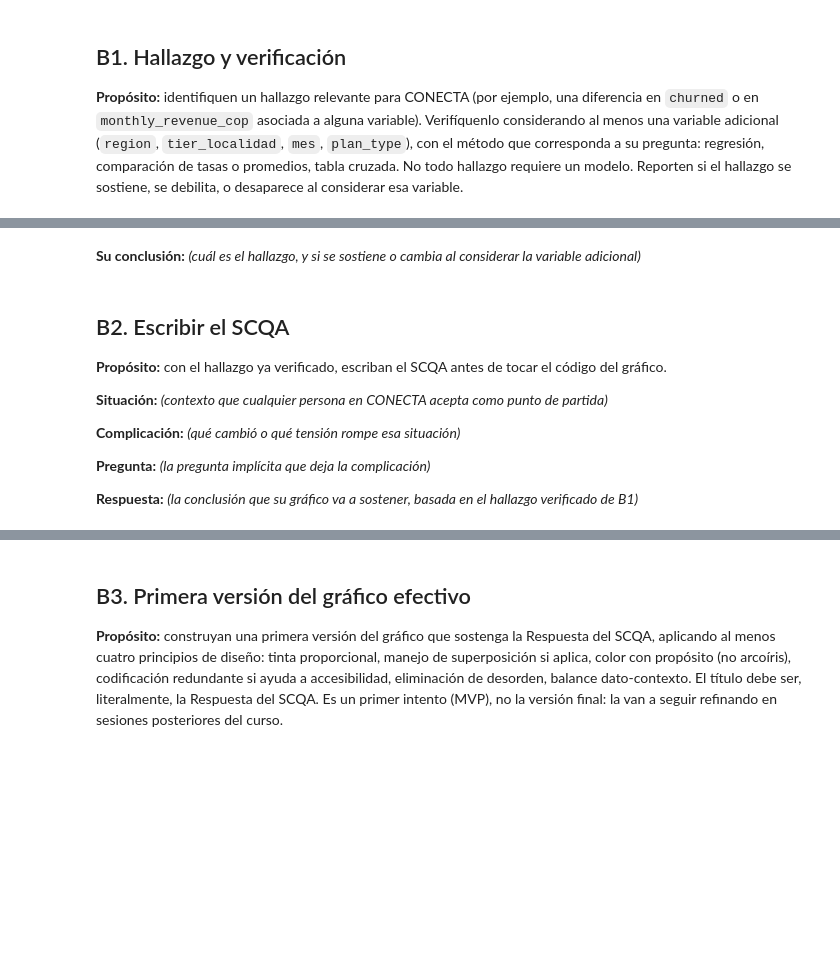
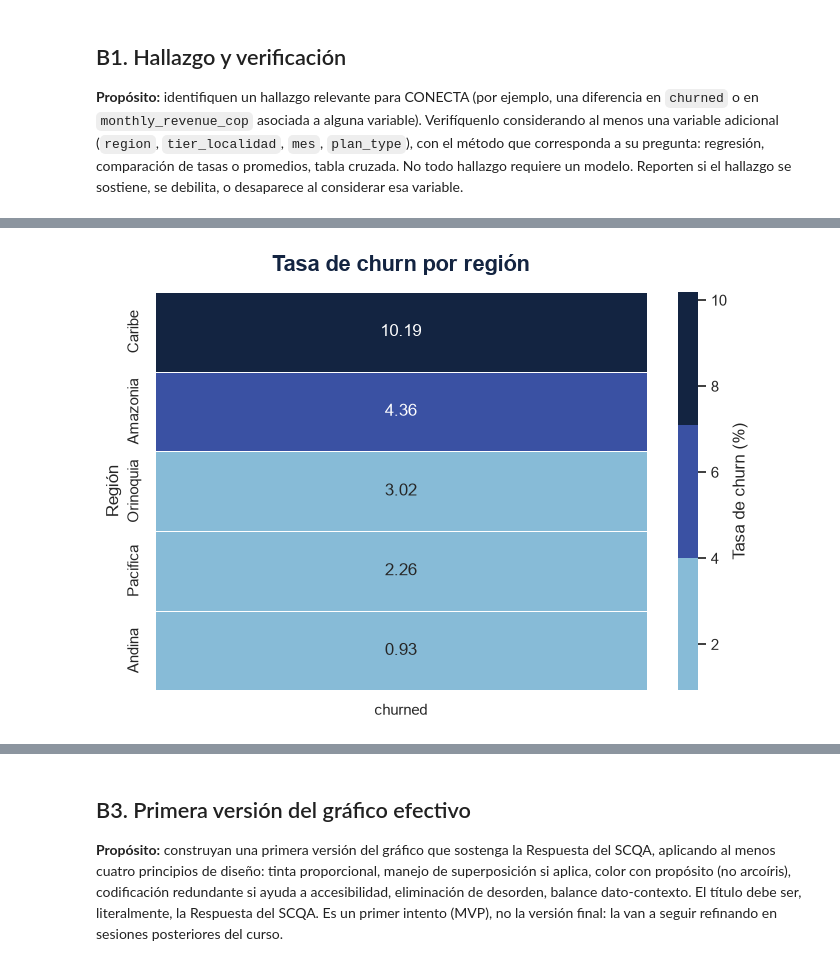
Before and after one commit to jp0617/visualizacionAnalisis, a Jupyter notebook: v0.1_s3_dataviz_grupo1.ipynb, the cells around one changed output, grey strips where cells are left out. Cells and saved outputs as stored; diff of their text form; code cells hidden in the pictures; blank space fills up the shorter version.

```diff
--- a/v0.1_s3_dataviz_grupo1.ipynb
+++ b/v0.1_s3_dataviz_grupo1.ipynb
@@ -960,14 +977,38 @@ df.head()
-# %% [markdown]
-**Su conclusión:** _(cuál es el hallazgo, y si se sostiene o cambia al considerar la variable adicional)_
-# %% [markdown]
-## B2. Escribir el SCQA
-
-**Propósito:** con el hallazgo ya verificado, escriban el SCQA antes de tocar el código del gráfico.
-
-**Situación:** _(contexto que cualquier persona en CONECTA acepta como punto de partida)_
-
-**Complicación:** _(qué cambió o qué tensión rompe esa situación)_
-
-**Pregunta:** _(la pregunta implícita que deja la complicación)_
-
-**Respuesta:** _(la conclusión que su gráfico va a sostener, basada en el hallazgo verificado de B1)_
+# %%
+tabla_churn_region = (
+    df.groupby("region")["churned"]
+      .mean()
+      .mul(100)
+      .sort_values(ascending=False)
+      .to_frame()
+)
+
+plt.figure(figsize=(7, 5))
+
+sns.heatmap(
+    tabla_churn_region,
+    annot=True,
+    fmt=".2f",
+    cmap=sns.color_palette(
+        ["#87BBD7", "#3A51A3", "#132441"],
+        as_cmap=True
+    ),
+    linewidths=0.5,
+    cbar_kws={"label": "Tasa de churn (%)"}
+)
+
+plt.title(
+    "Tasa de churn por región",
+    fontsize=16,
+    fontweight="bold",
+    color="#132441",
+    pad=15
+)
+
+plt.xlabel("")
+plt.ylabel("Región")
+
+plt.tight_layout()
+plt.show()
+# %% [output]
+[figure, added]
```
Also changed, not shown: parts of 21 cells of this notebook.
